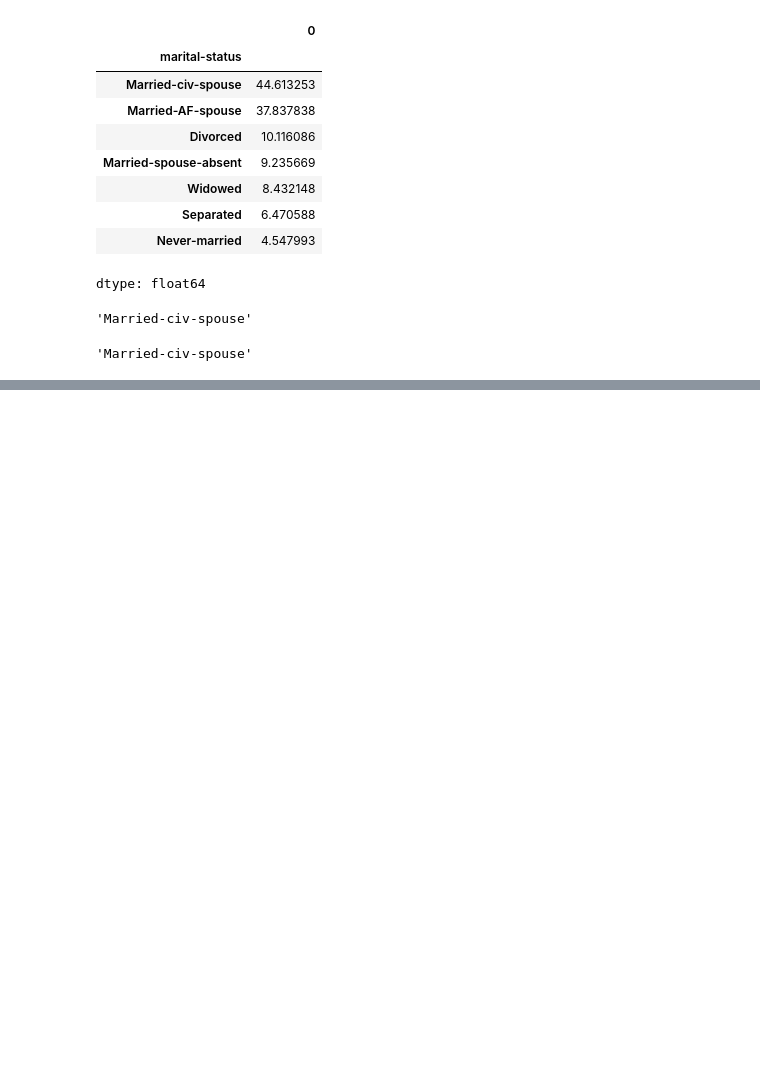
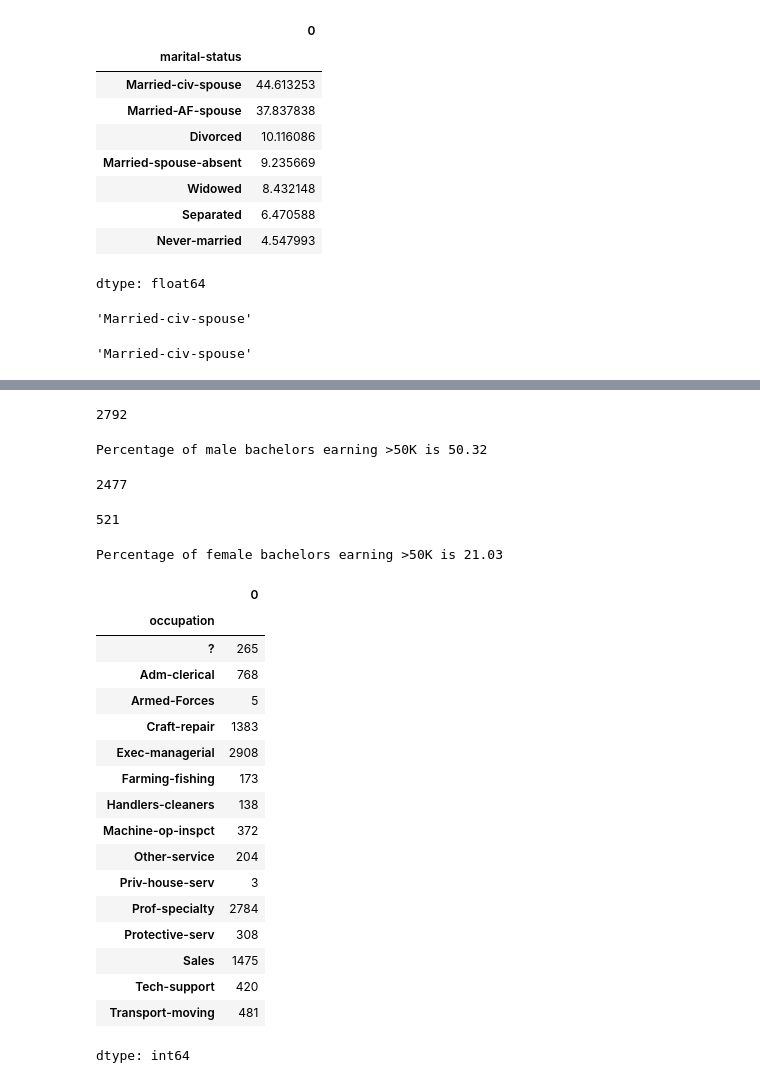
Before and after one commit to parvesh7o7/Data-Science-Learning, a Jupyter notebook: real_project.ipynb, the cells around one changed output, grey strips where cells are left out. Saved outputs shown, nothing was run; the diff lists cells and outputs as text; code cells hidden in the pictures; blank space fills up the shorter version.

```diff
--- a/real_project.ipynb
+++ b/real_project.ipynb
@@ -662,0 +669,48 @@ adult_db.head()
+# %%
+bachelor_male_high_earner = bachelor_male.loc[bachelor_male['salary']==">50K"]
+bachelor_male_high_earner_count = bachelor_male_high_earner.shape[0]
+bachelor_male_high_earner_count
+# %% [output]
+2792
+# %%
+print(f"Percentage of male bachelors earning >50K is {(bachelor_male_high_earner_count/bachelor_male_count *100):.2f}")
+# %% [output]
+Percentage of male bachelors earning >50K is 50.32
+# %%
+bachelor_female = adult_db.loc[(adult_db['education']=='Bachelors') & (adult_db['gender']=='Female')]
+bachelor_female_count = bachelor_female.shape[0]
+bachelor_female_count
+# %% [output]
+2477
+# %%
+bachelor_female_high_earner = bachelor_female.loc[bachelor_female['salary']==">50K"]
+bachelor_female_high_earner_count = bachelor_female_high_earner.shape[0]
+bachelor_female_high_earner_count
+# %% [output]
+521
+# %%
+print(f"Percentage of female bachelors earning >50K is {(bachelor_female_high_earner_count/bachelor_female_count *100):.2f}")
+# %% [output]
+Percentage of female bachelors earning >50K is 21.03
+# %%
+high_earner = adult_db[adult_db['salary']==">50K"].groupby(by="occupation")
+high_earner.size()
+# %% [output]
+|  | 0 |
+| occupation |  |
+| ? | 265 |
+| Adm-clerical | 768 |
+| Armed-Forces | 5 |
+| Craft-repair | 1383 |
+| Exec-managerial | 2908 |
+| Farming-fishing | 173 |
+| Handlers-cleaners | 138 |
+| Machine-op-inspct | 372 |
+| Other-service | 204 |
+| Priv-house-serv | 3 |
+| Prof-specialty | 2784 |
+| Protective-serv | 308 |
+| Sales | 1475 |
+| Tech-support | 420 |
+| Transport-moving | 481 |
+dtype: int64
```
Also changed, not shown: parts of 8 cells of this notebook.
